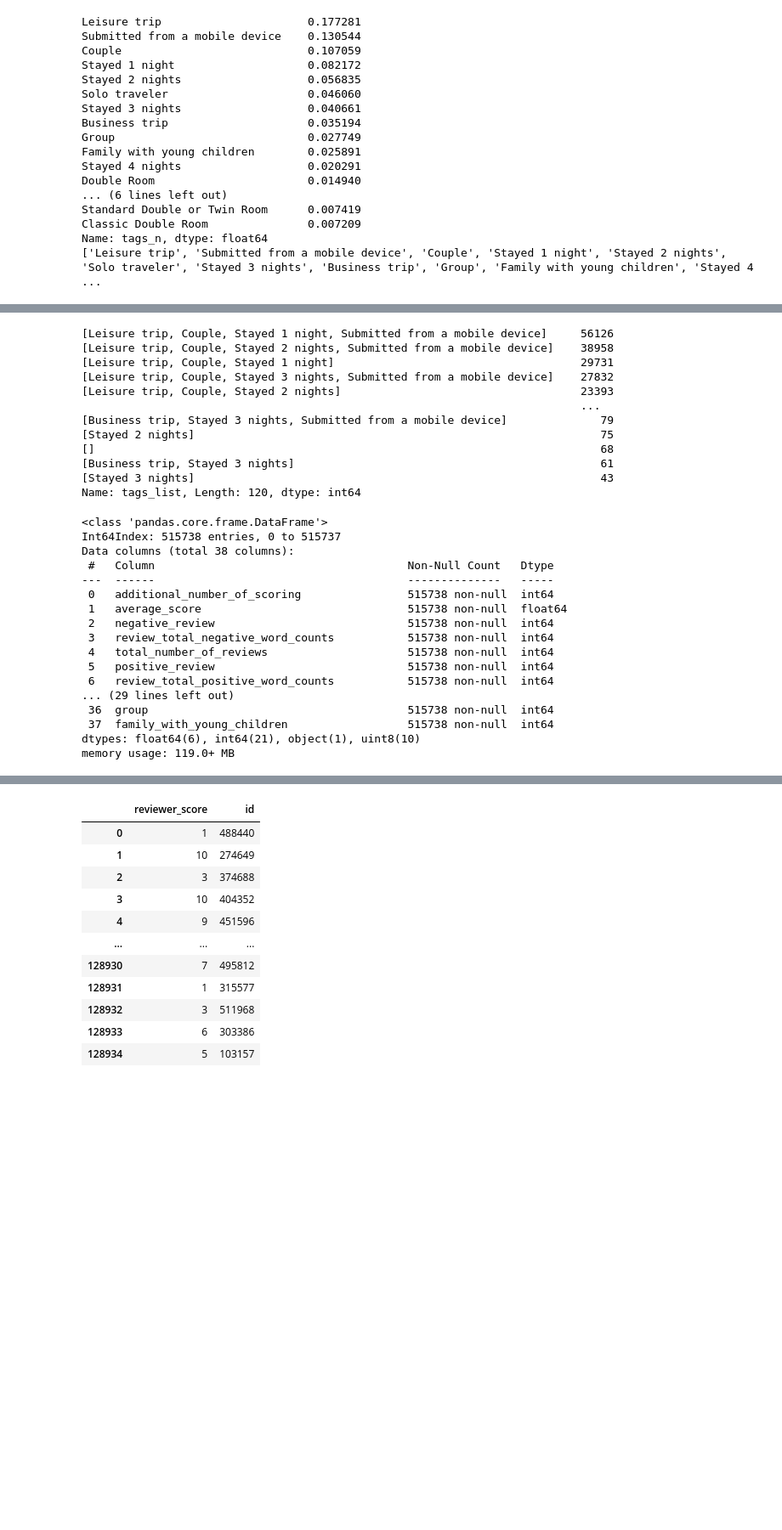
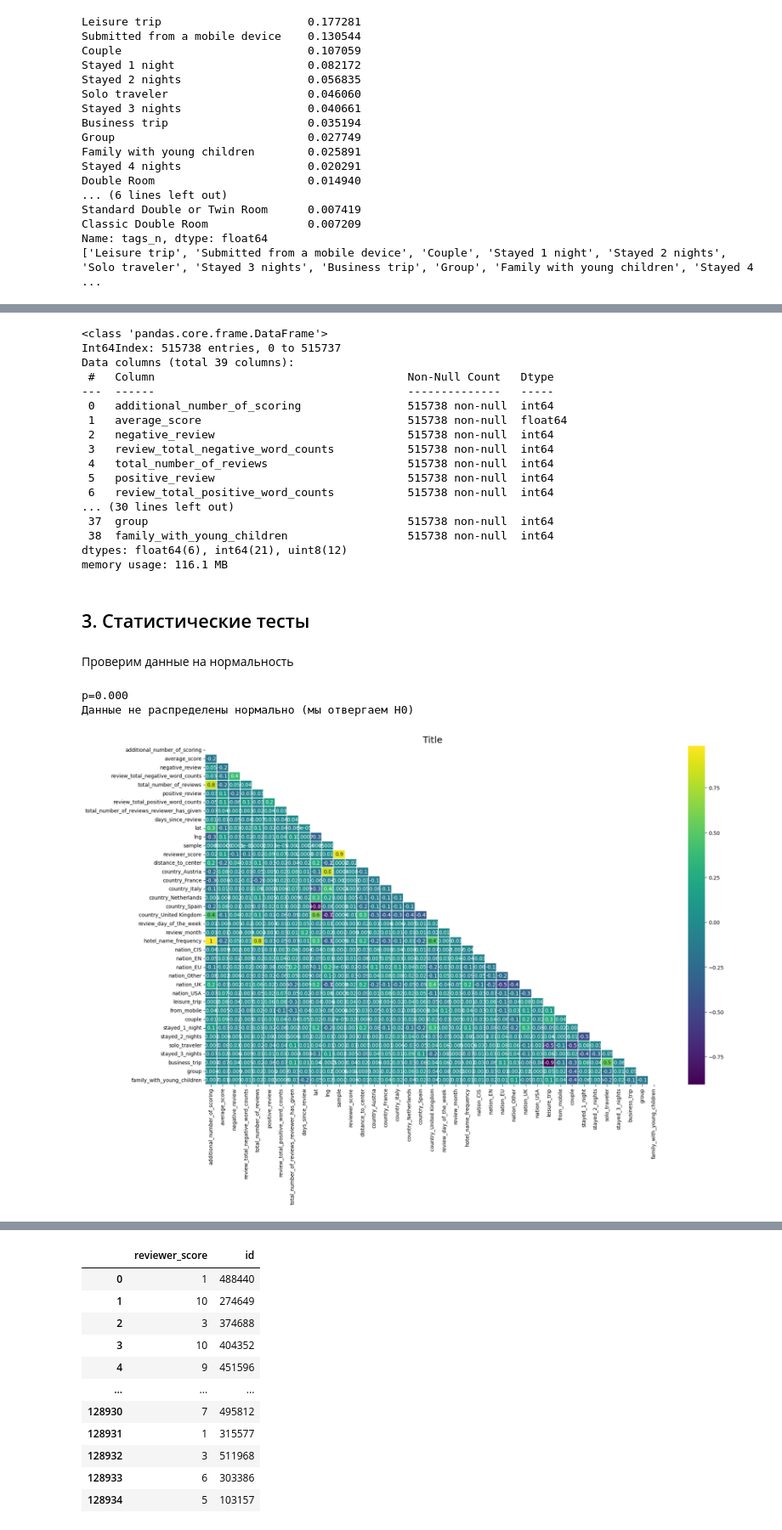
Before and after one commit to banzarkhan/booking_kaggle, a Jupyter notebook: kaggle-booking.ipynb, the cells around one changed output, grey strips where cells are left out. Shown at 85% size. Cells and saved outputs as stored; diff of their text form; code cells hidden in the pictures; blank space fills up the shorter version.

```diff
--- a/kaggle-booking.ipynb
+++ b/kaggle-booking.ipynb
@@ -668,23 +657,6 @@ data_copy['tags_list'].head()
 3               [Leisure trip, Couple, Stayed 1 night]
 4    [Business trip, Solo traveler, Stayed 2 nights...
 Name: tags_list, dtype: object
-# %%
-data_copy['tags_list'].value_counts()
-
-# merged_city['distance_to_center'] = merged_city.apply(lambda row: distance(row['lat_x'], row['lng_x'], row['lat_y'], row['lng_y']), axis=1)
-# %% [output]
-[Leisure trip, Couple, Stayed 1 night, Submitted from a mobile device]     56126
-[Leisure trip, Couple, Stayed 2 nights, Submitted from a mobile device]    38958
-[Leisure trip, Couple, Stayed 1 night]                                     29731
-[Leisure trip, Couple, Stayed 3 nights, Submitted from a mobile device]    27832
-[Leisure trip, Couple, Stayed 2 nights]                                    23393
-                                                                           ...
-[Business trip, Stayed 3 nights, Submitted from a mobile device]              79
-[Stayed 2 nights]                                                             75
-[]                                                                            68
-[Business trip, Stayed 3 nights]                                              61
-[Stayed 3 nights]                                                             43
-Name: tags_list, Length: 120, dtype: int64
 # %%
 data_copy['leisure_trip'] = data_copy.apply(lambda row: 1 if 'Leisure trip' in row['tags_list'] else 0, axis=1)
 data_copy['from_mobile'] = data_copy.apply(lambda row: 1 if 'Submitted from a mobile device' in row['tags_list'] else 0, axis=1)
@@ -697,12 +669,12 @@ data_copy['business_trip'] = data_copy.apply(lambda row: 1 if 'Business trip' in
 data_copy['group'] = data_copy.apply(lambda row: 1 if 'Group' in row['tags_list'] else 0, axis=1)
 data_copy['family_with_young_children'] = data_copy.apply(lambda row: 1 if 'Family with young children' in row['tags_list'] else 0, axis=1)
 # %%
-data_copy = data_copy.drop('tags', axis=1)
+data_copy = data_copy.drop(['tags', 'tags_list'], axis=1)
 data_copy.info()
 # %% [output]
 <class 'pandas.core.frame.DataFrame'>
 Int64Index: 515738 entries, 0 to 515737
-Data columns (total 38 columns):
+Data columns (total 39 columns):
  #   Column                                      Non-Null Count   Dtype
 ---  ------                                      --------------   -----
  0   additional_number_of_scoring                515738 non-null  int64
@@ -712,8 +684,46 @@ Data columns (total 38 columns):
  4   total_number_of_reviews                     515738 non-null  int64
  5   positive_review                             515738 non-null  int64
  6   review_total_positive_word_counts           515738 non-null  int64
-... (29 lines left out)
- 36  group                                       515738 non-null  int64
- 37  family_with_young_children                  515738 non-null  int64
-dtypes: float64(6), int64(21), object(1), uint8(10)
-memory usage: 119.0+ MB
+... (30 lines left out)
+ 37  group                                       515738 non-null  int64
+ 38  family_with_young_children                  515738 non-null  int64
+dtypes: float64(6), int64(21), uint8(12)
+memory usage: 116.1 MB
+# %% [markdown]
+## 3. Статистические тесты
+# %% [markdown]
+Проверим данные на нормальность
+# %%
+H0 = 'Данные распределены нормально'
+Ha = 'Данные не распределены нормально (мы отвергаем H0)'
+alpha = 0.05
+
+_, p = normaltest(data_copy)
+#normaltest возвращает двустороннюю вероятность для проверки гипотезы
+
+print('p=%.3f' % p[0])
+
+# Интерпретация
+
+if p[0] > alpha/2:
+	print(H0)
+else:
+	print(Ha)
+# %% [output]
+p=0.000
+Данные не распределены нормально (мы отвергаем H0)
+# %%
+fig_, ax_ = plt.subplots(figsize=(20, 12))
+corr = data_copy.corr(method='pearson')
+mask = np.triu(np.ones_like(corr, dtype=bool))
+sns.heatmap(corr,
+            annot=True,
+            linewidths=0.1,
+            ax=ax_,
+            mask=mask,
+            cmap='viridis',
+            fmt='.1g')
+ax_.set_title('Title', fontsize=18)
+plt.show()
+# %% [output]
+[figure, added]
```
Also changed, not shown: parts of 21 cells of this notebook.
